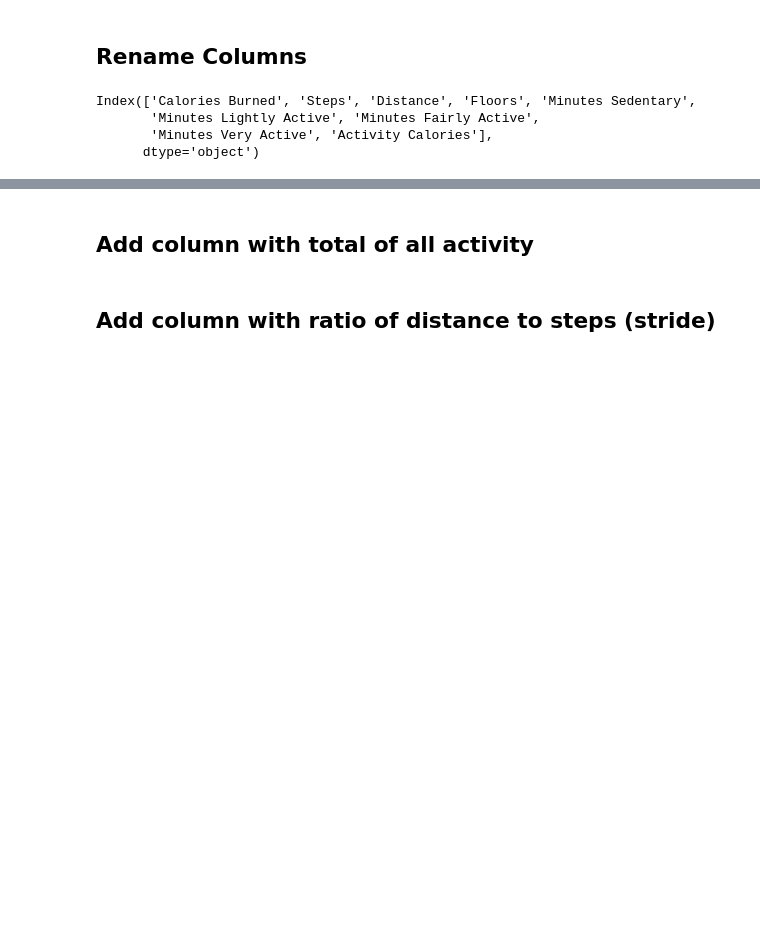
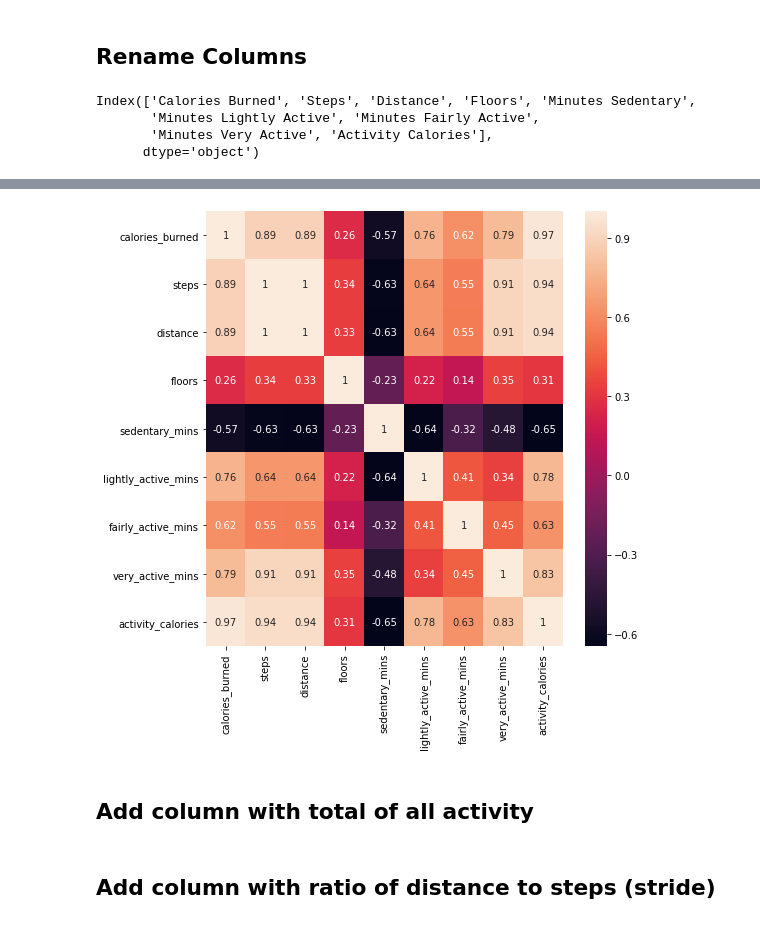
Before and after one commit to U-Gotta-Have-Faith/time_series, a Jupyter notebook: fitbit_deliverable.ipynb, the cells around one changed output, grey strips where cells are left out. Cells and saved outputs as stored; diff of their text form; code cells hidden in the pictures; blank space fills up the shorter version.

```diff
--- a/fitbit_deliverable.ipynb
+++ b/fitbit_deliverable.ipynb
@@ -105,6 +105,13 @@ df.head()
 | 2018-04-28 | 3379 | 3521 | 1.7 | 2 | 702 | 155 | 22 | ... |
 | 2018-04-29 | 2851 | 1639 | 0.8 | 0 | 891 | 122 | 0 | ... |
 | 2018-04-30 | 2825 | 1323 | 0.6 | 0 | 880 | 104 | 0 | ... |
+# %%
+plt.figure(figsize = (8,8))
+corr = df.corr()
+sns.heatmap(corr, annot = True)
+plt.show()
+# %% [output]
+[figure, added]
 # %% [markdown]
 ## Add column with total of all activity
 # %%
```
Also changed, not shown: parts of 1 cell of this notebook.
